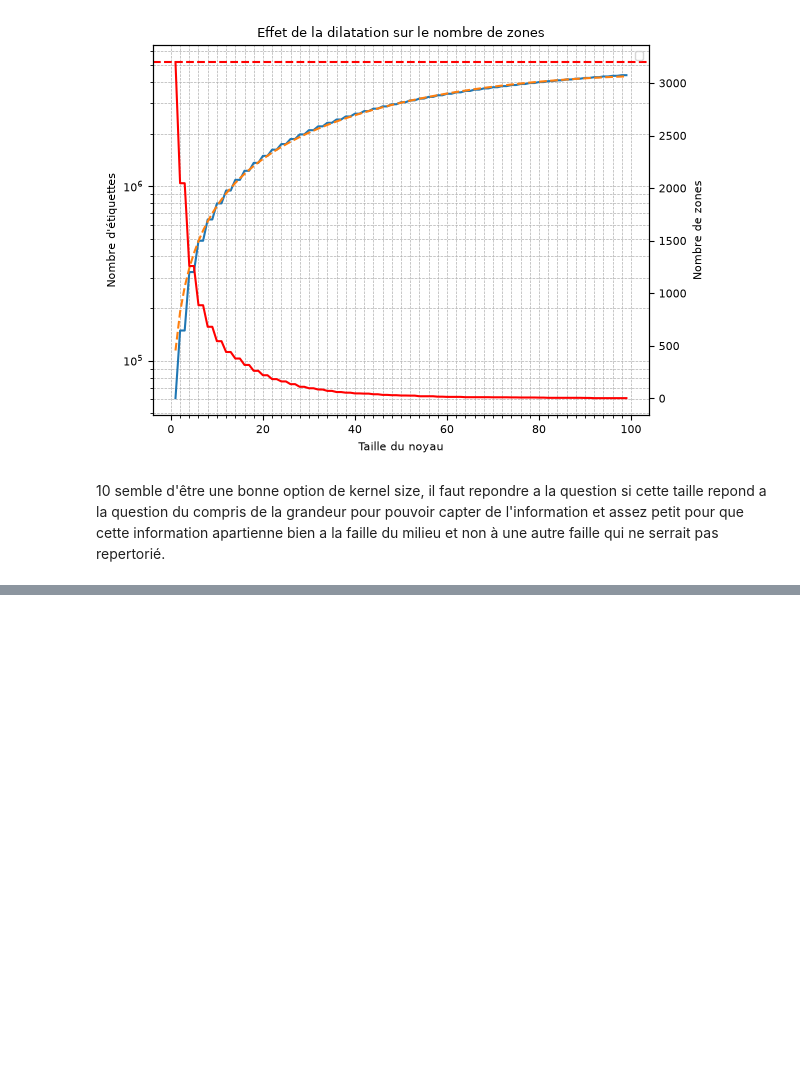
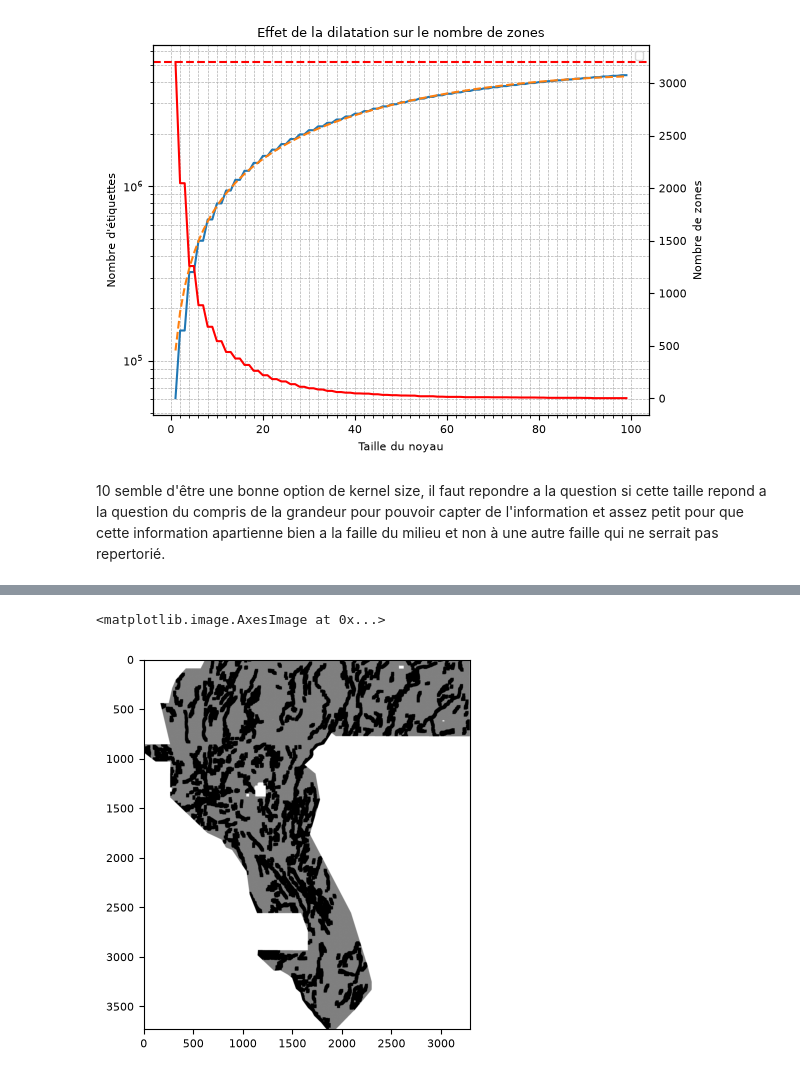
Before and after one commit to NicolasANNE/Faults-detection-IODAA, a Jupyter notebook: notebook/split.ipynb, the cells around one changed output, grey strips where cells are left out. Drawn from its saved outputs; the diff is of its cells as text; code cells hidden in the pictures; blank space fills up the shorter version.

```diff
--- a/notebook/split.ipynb
+++ b/notebook/split.ipynb
@@ -385,2 +384,7 @@ fold 4: 153 zones, 256343 pixels
 Variables creees: block_df, fold_map_consensus, fold_map_spectral,
 cv_splits_consensus, cv_splits_spectral
+# %%
+plt.imshow(all_results[30], cmap=ListedColormap(["gray", "black"]), vmin=0, vmax=1)
+# %% [output]
+<matplotlib.image.AxesImage at 0x...>
+[figure, added]
```
Also changed, not shown: parts of 2 cells of this notebook, 1 other file.
